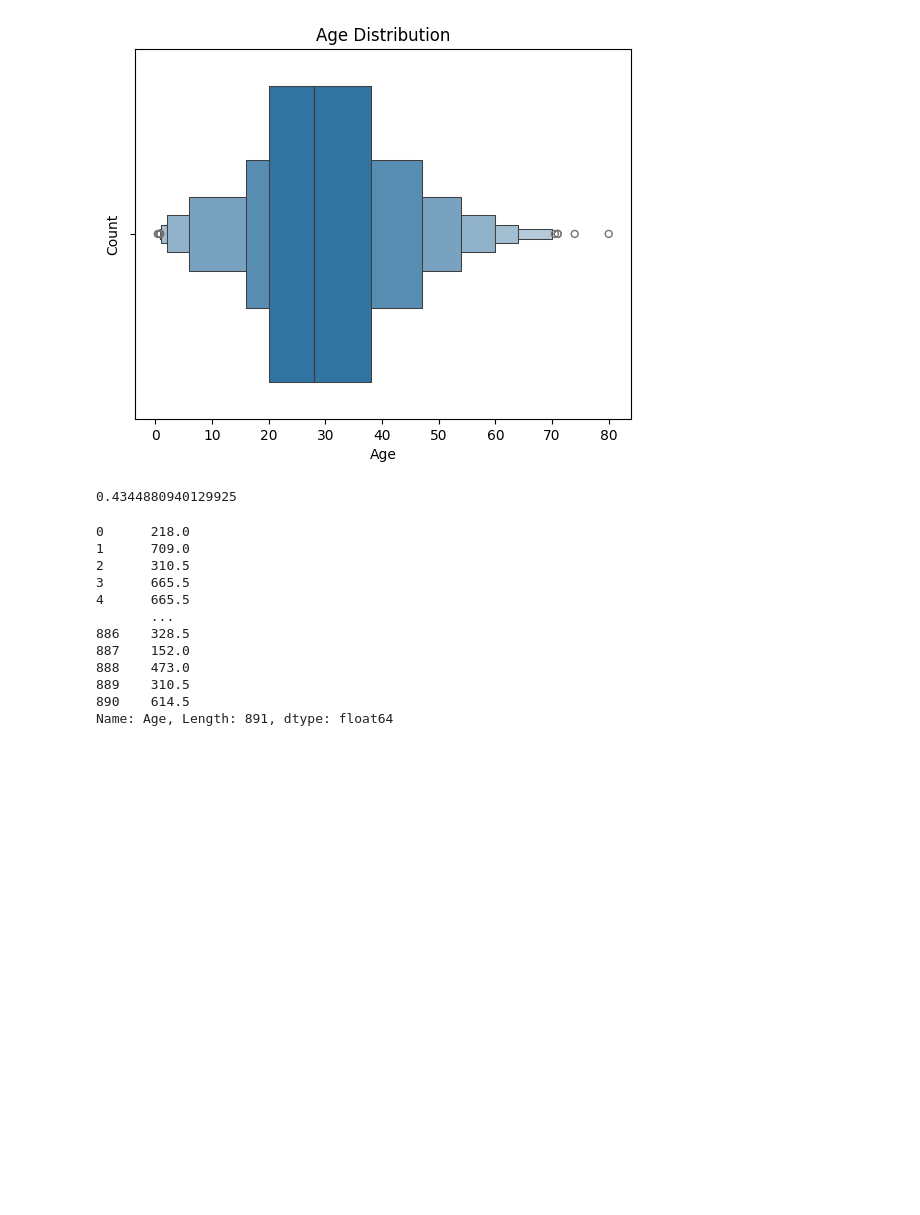
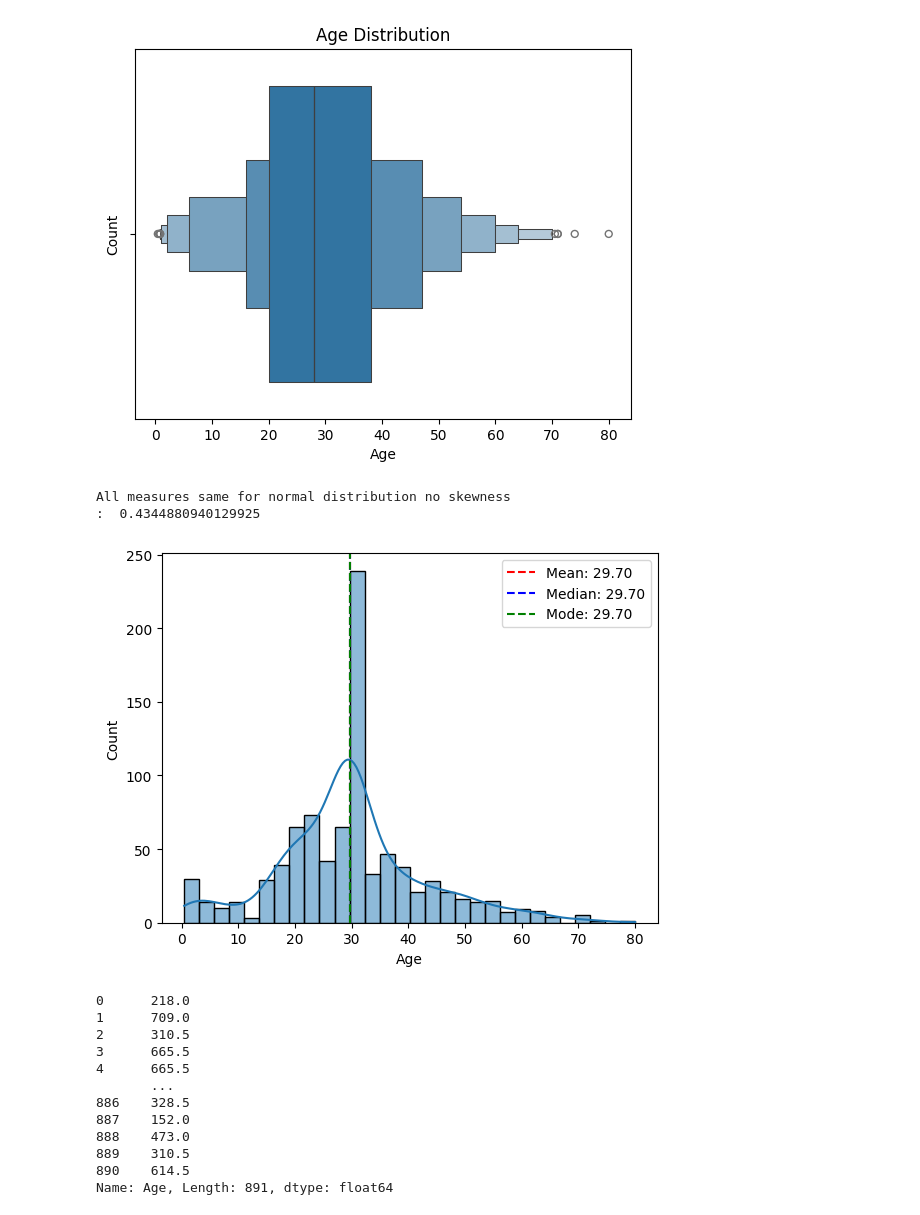
Before and after one commit to faruk950147/Python-A-to-Z, a Jupyter notebook: 07 ML/statictist/main.ipynb, the cells around one changed output. Drawn from its saved outputs; the diff is of its cells as text; code cells hidden in the pictures; blank space fills up the shorter version.

```diff
--- a/07 ML/statictist/main.ipynb
+++ b/07 ML/statictist/main.ipynb
@@ -710,35 +710,49 @@ X̄ = 8
 2-8 = -6  | (-6)^2 = 36 | (-6)^3 = -216
 4-8 = -4  | (-4)^2 = 16 | (-4)^3 = -64
 6-8 = -2  | (-2)^2 = 4  | (-2)^3 = -8
 8-8 = 0   | (0)^2 = 0   | (0)^3 = 0
 20-8 = 12 | (12)^2 = 144| (12)^3 = 1728
 
 -216-64-8+0+1728 = 1440
 36+16+4+0+144 = 200
 (1440/5) / (200/5)^(3/2) ≈ 1.14
 
 Skewness = [Σ(Xi - X̄)^3 / n] / ([Σ(Xi - X̄)^2 / n]^(3/2))
 
 Xi | Xi-X̄ | (Xi-X̄)^2 | (Xi-X̄)^3
 2  | -6   | 36       | -216
 4  | -4   | 16       | -64
 6  | -2   | 4        | -8
 8  | 0    | 0        | 0
 20 | 12   | 144      | 1728
 
 Σ(Xi-X̄)^2 = 200 Σ(Xi-X̄)^3 = 1440
 
 Step 3:
 
 Skewness = (1440/5) / (200/5)^(3/2) ≈ 1.14
 
 Result: Skewness ≈ 1.14
 
 Positive skewness → Right-skewed distribution.
 '''
-print(df['Age'].skew())
+# print(df['Age'].skew())
+mean = df['Age'].mean()
+median = df['Age'].median()
+mode = df['Age'].mode()[0]
+
+print(f"All measures same for normal distribution no skewness \n:  {df['Age'].skew()}")
+
+sns.histplot(df['Age'], kde=True)
+plt.axvline(mean, color='red', linestyle='--', label=f'Mean: {mean:.2f}')
+plt.axvline(median, color='blue', linestyle='--', label=f'Median: {median:.2f}')
+plt.axvline(mode, color='green', linestyle='--', label=f'Mode: {mode:.2f}')
+plt.legend()
+plt.show()
 # %% [output]
-0.4344880940129925
+All measures same for normal distribution no skewness
+:  0.4344880940129925
+[figure, added]
 # %%
 # %% [output]
 0      218.0
```
Also changed, not shown: parts of 2 cells of this notebook, 1 other file.
